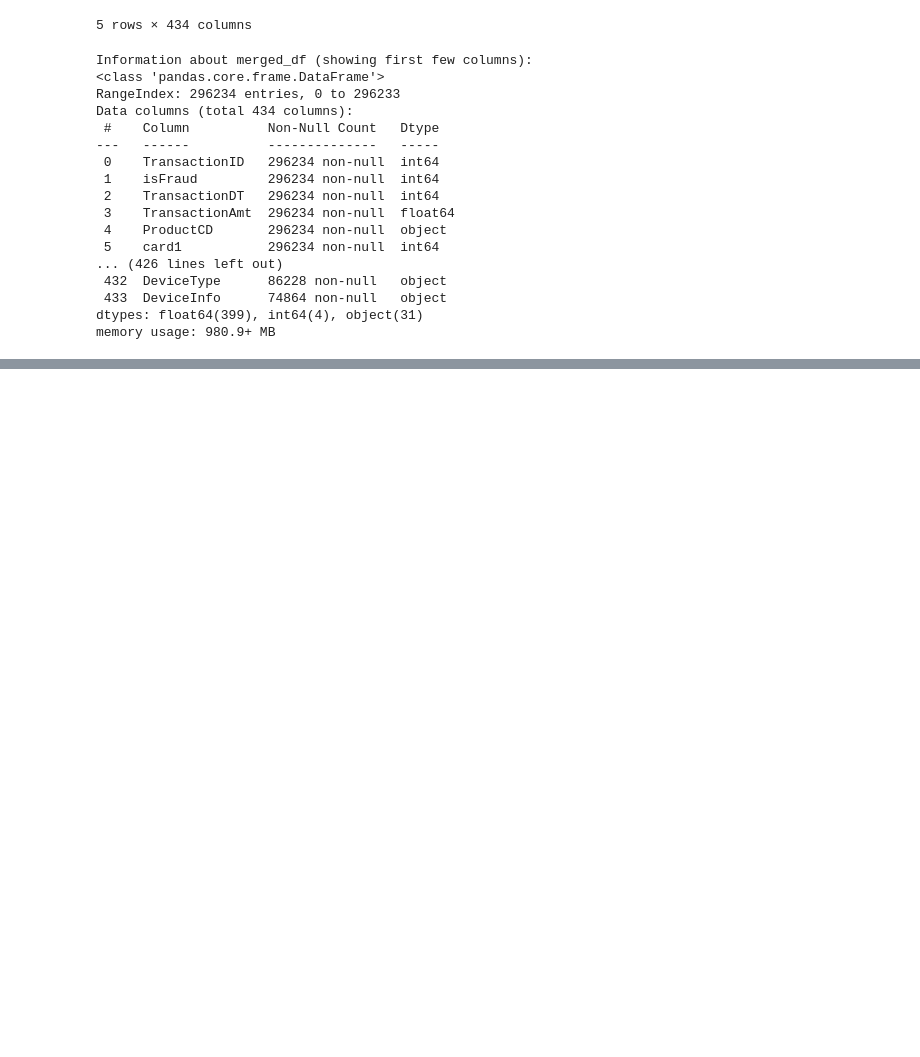
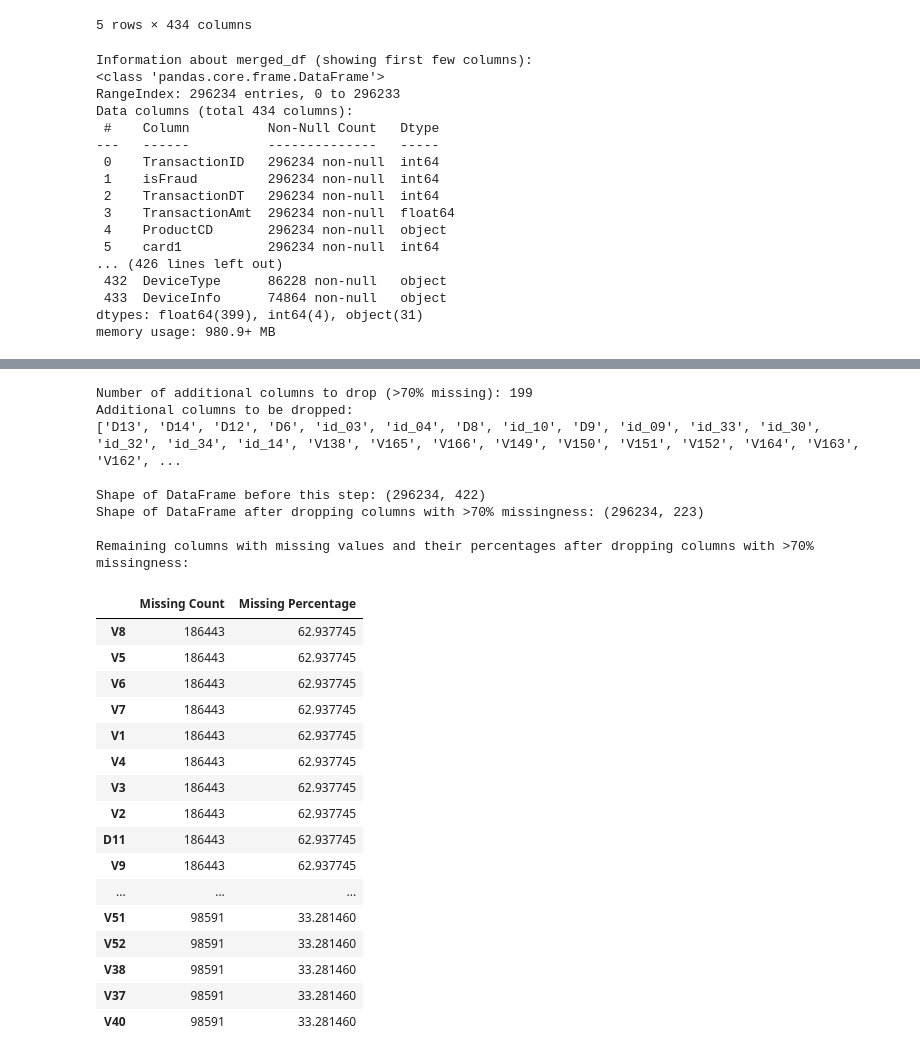
Before and after one commit to abilashkannanv/AIML, a Jupyter notebook: TrustCart_Phase1_Transaction_Risk_Prediction.ipynb, the cells around one changed output, grey strips where cells are left out. Drawn from its saved outputs; the diff is of its cells as text; code cells hidden in the pictures; blank space fills up the shorter version.

```diff
--- a/TrustCart_Phase1_Transaction_Risk_Prediction.ipynb
+++ b/TrustCart_Phase1_Transaction_Risk_Prediction.ipynb
@@ -198,0 +311,58 @@ memory usage: 980.9+ MB
+# %%
+# Identify columns to drop based on a new threshold (e.g., 70% missing)
+threshold_2 = 70
+columns_to_drop_2 = missing_info_cleaned[missing_info_cleaned['Missing Percentage'] > threshold_2].index.tolist()
+
+print(f"Number of additional columns to drop (>{threshold_2}% missing): {len(columns_to_drop_2)}")
+print("Additional columns to be dropped:")
+print(columns_to_drop_2)
+
+# Drop the identified columns from the already cleaned DataFrame
+merged_df_cleaned_2 = merged_df_cleaned.drop(columns=columns_to_drop_2)
+
+print(f"\nShape of DataFrame before this step: {merged_df_cleaned.shape}")
+print(f"Shape of DataFrame after dropping columns with >{threshold_2}% missingness: {merged_df_cleaned_2.shape}")
+
+# Update missing_info for the newly cleaned DataFrame
+missing_values_final = merged_df_cleaned_2.isnull().sum()
+missing_percentage_final = (merged_df_cleaned_2.isnull().sum() / len(merged_df_cleaned_2)) * 100
+
+missing_info_final = pd.DataFrame({
+    'Missing Count': missing_values_final,
+    'Missing Percentage': missing_percentage_final
+})
+
+# Filter to show only columns with remaining missing values and sort them
+missing_info_final = missing_info_final[missing_info_final['Missing Count'] > 0].sort_values(by='Missing Percentage', ascending=False)
+
+print("\nRemaining columns with missing values and their percentages after dropping columns with >70% missingness:")
+display(missing_info_final.head(30)) # Display top 30 to check
+
+# Store the final cleaned DataFrame for subsequent steps
+final_df = merged_df_cleaned_2
+# %% [output]
+Number of additional columns to drop (>70% missing): 199
+Additional columns to be dropped:
+['D13', 'D14', 'D12', 'D6', 'id_03', 'id_04', 'D8', 'id_10', 'D9', 'id_09', 'id_33', 'id_30', 'id_32', 'id_34', 'id_14', 'V138', 'V165', 'V166', 'V149', 'V150', 'V151', 'V152', 'V164', 'V163', 'V162', ...
+
+Shape of DataFrame before this step: (296234, 422)
+Shape of DataFrame after dropping columns with >70% missingness: (296234, 223)
+
+Remaining columns with missing values and their percentages after dropping columns with >70% missingness:
+|  | Missing Count | Missing Percentage |
+| V8 | 186443 | 62.937745 |
+| V5 | 186443 | 62.937745 |
+| V6 | 186443 | 62.937745 |
+| V7 | 186443 | 62.937745 |
+| V1 | 186443 | 62.937745 |
+| V4 | 186443 | 62.937745 |
+| V3 | 186443 | 62.937745 |
+| V2 | 186443 | 62.937745 |
+| D11 | 186443 | 62.937745 |
+| V9 | 186443 | 62.937745 |
+| ... | ... | ... |
+| V51 | 98591 | 33.281460 |
+| V52 | 98591 | 33.281460 |
+| V38 | 98591 | 33.281460 |
+| V37 | 98591 | 33.281460 |
+| V40 | 98591 | 33.281460 |
```
Also changed, not shown: parts of 11 cells of this notebook.
